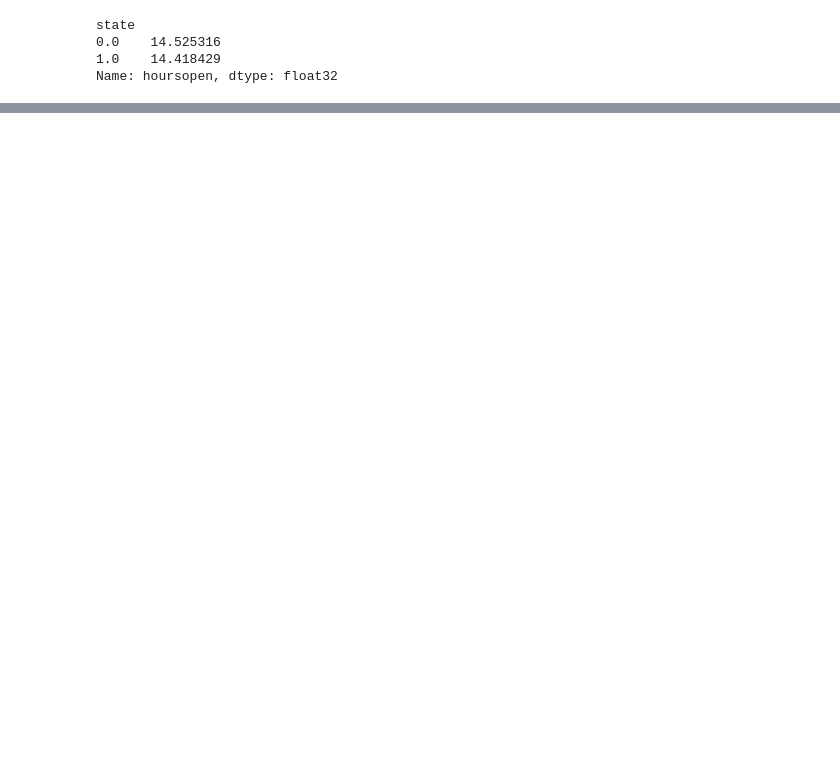
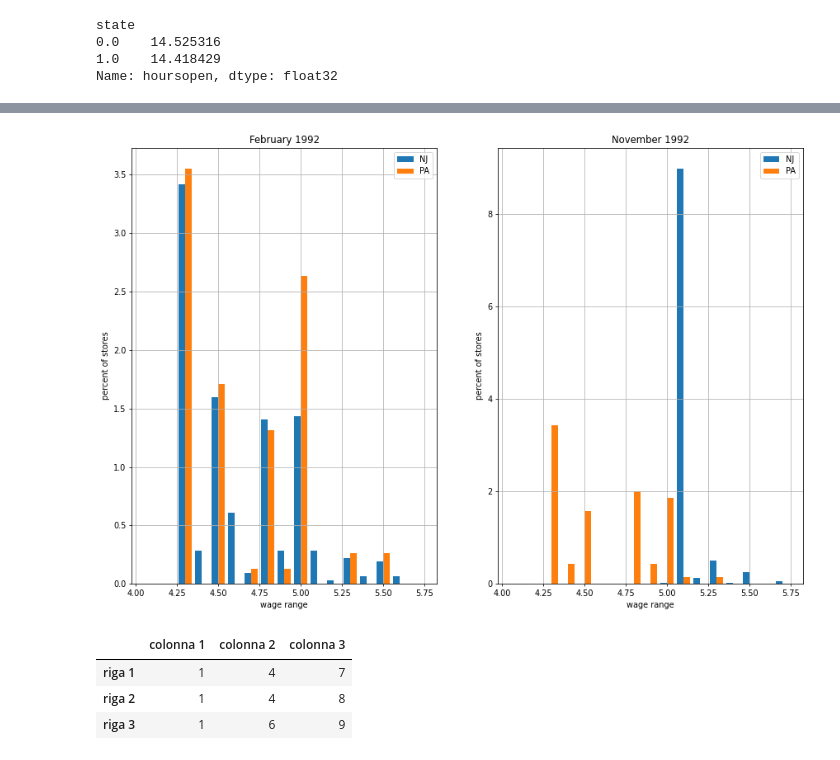
Before and after one commit to edoardofalchi/ose-data-science-course-projeect-edoardofalchi, a Jupyter notebook: Card_Krueger_1994.ipynb, the cells around one changed output, grey strips where cells are left out. Saved outputs shown, nothing was run; the diff lists cells and outputs as text; code cells hidden in the pictures; blank space fills up the shorter version.

```diff
--- a/Card_Krueger_1994.ipynb
+++ b/Card_Krueger_1994.ipynb
@@ -146,0 +363,38 @@ df_extended
+# %%
+df_before= df[df["time"]==0]
+df_after= df[df["time"]==1]
+
+def figure1(df_before,df_after):
+
+    '''
+    Figure 1: distribution of starting wage rates
+    '''
+    plt.pyplot.figure(figsize=(15, 10), dpi=70, facecolor='w', edgecolor='k')
+    plt.pyplot.subplots_adjust(wspace=0.2, hspace=0.4)
+
+    plt.pyplot.xlabel('wage range')
+    plt.pyplot.ylabel('percent of stores')
+    plt.pyplot.subplot(1, 2, 1)
+    plt.pyplot.grid(True)
+    plt.pyplot.hist([df_before.loc[(df_before['state']==1),"wage_st"],df_before.loc[(df_before['state']==0),'wage_st']],
+                    bins=np.arange(4.05, 5.85, 0.10),density=True, label=['NJ','PA'])
+    plt.pyplot.xlabel('wage range')
+    plt.pyplot.ylabel('percent of stores')
+    plt.pyplot.legend(loc='upper right')
+    plt.pyplot.title('February 1992')
+
+
+    plt.pyplot.subplot(1, 2, 2)
+    plt.pyplot.grid(True)
+    plt.pyplot.hist([df_after.loc[(df_after['state']==1),'wage_st'],df_after.loc[(df_after['state']==0),'wage_st']],
+                bins=np.arange(4.05, 5.85, 0.10), density=True, label=['NJ','PA'])
+    plt.pyplot.xlabel('wage range')
+    plt.pyplot.ylabel('percent of stores')
+    plt.pyplot.legend(loc='upper right')
+    plt.pyplot.title('November 1992')
+
+    return plt.pyplot.show()
+# %%
+figure1(df_before,df_after)
+# %% [output]
+[figure, added]
@@ -146,0 +403,13 @@ df_extended
+# %%
+
+new_df=pd.DataFrame(columns=["colonna 1", "colonna 2", "colonna 3"],index=["riga 1","riga 2", "riga 3"])
+new_df["colonna 1"]=[1,1,1]
+new_df["colonna 2"]=[4,4,6]
+new_df["colonna 3"]=[7,8,9]
+
+new_df
+# %% [output]
+|  | colonna 1 | colonna 2 | colonna 3 |
+| riga 1 | 1 | 4 | 7 |
+| riga 2 | 1 | 4 | 8 |
+| riga 3 | 1 | 6 | 9 |
```
Also changed, not shown: parts of 46 cells of this notebook.
